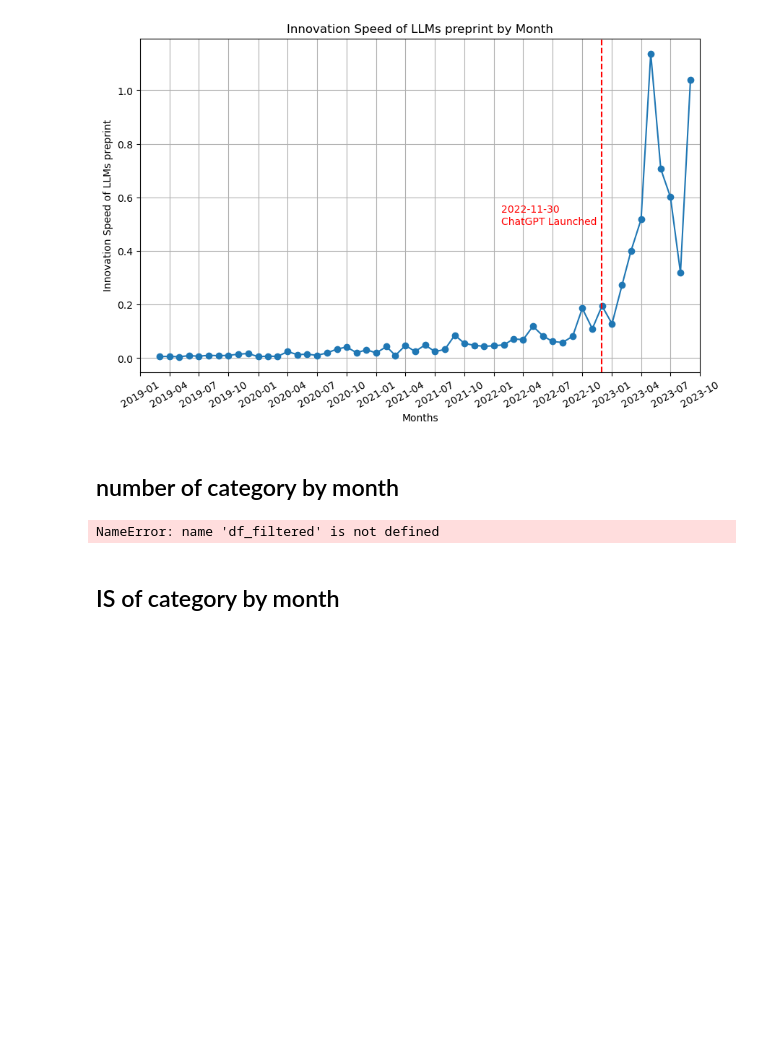
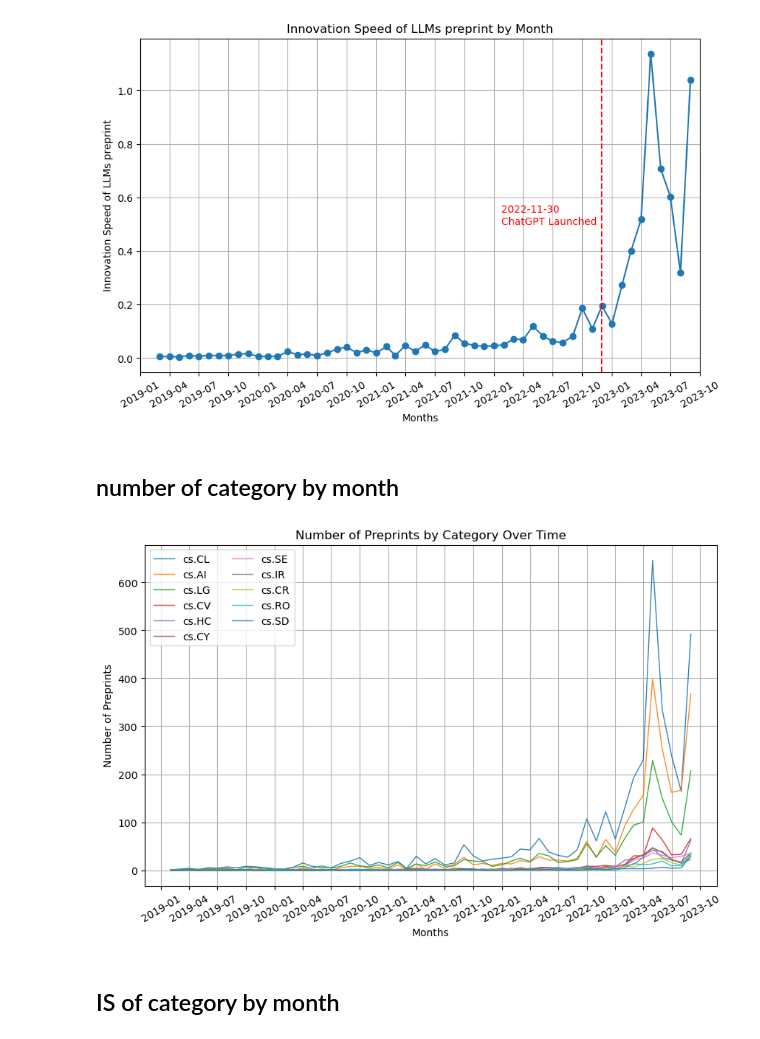
Before and after one commit to jiaweixu98/ChatGPTinnovationWaves, a Jupyter notebook: llm_final_paper.ipynb, the cells around one changed output. Saved outputs shown, nothing was run; the diff lists cells and outputs as text; code cells hidden in the pictures; blank space fills up the shorter version.

Commit message:
more figures about the numbers in LLM

```diff
--- a/llm_final_paper.ipynb
+++ b/llm_final_paper.ipynb
@@ -175,35 +175,35 @@ plt.show()
 ## number of category by month
 # %%
 # Step 1: Merge df_filtered with original DataFrame to get 'firstSubmitTime'
-df_merged = df.join(df_filtered, how='inner')
+df_merged = df.join(df_categories, how='inner')
 
 # Step 2: Create new DataFrame with counts of preprints for each category by month
 df_counts = df_merged.groupby([df_merged['firstSubmitTime'].dt.to_period('M'), 'category']).size().unstack(fill_value=0)
 
 # Step 3: Plot counts for each category over time
 plt.figure(figsize=(10, 6))
 
 # Define the order of the legend
 categories = ['cs.CL', 'cs.AI', 'cs.LG', 'cs.CV', 'cs.HC', 'cs.CY', 'cs.SE', 'cs.IR', 'cs.CR', 'cs.RO', 'cs.SD']
 
 # Plot each category in the specified order
 for category in categories:
     plt.plot(df_counts.index.to_timestamp(), df_counts[category], marker='', linewidth=1, alpha=0.9, label=category)
 
 # Set x-axis ticks and labels
 ax = plt.gca()
 ax.xaxis.set_major_locator(mdates.MonthLocator(interval=3))  # set x-ticks every 3 months
 ax.xaxis.set_major_formatter(mdates.DateFormatter('%Y-%m'))  # format x-ticks as 'YYYY-MM'
 plt.xticks(rotation=30)  # rotate x-axis ticks
 
 plt.xlabel('Months')
 plt.ylabel('Number of Preprints')
 plt.title('Number of Preprints by Category Over Time')
 plt.legend(loc='upper left', ncol=2)
 plt.grid(True)
 plt.show()
 # %% [output]
-NameError: name 'df_filtered' is not defined
+[figure, added]
 # %% [markdown]
 ## IS of category by month
 # %%
```
Also changed, not shown: parts of 28 cells of this notebook.
